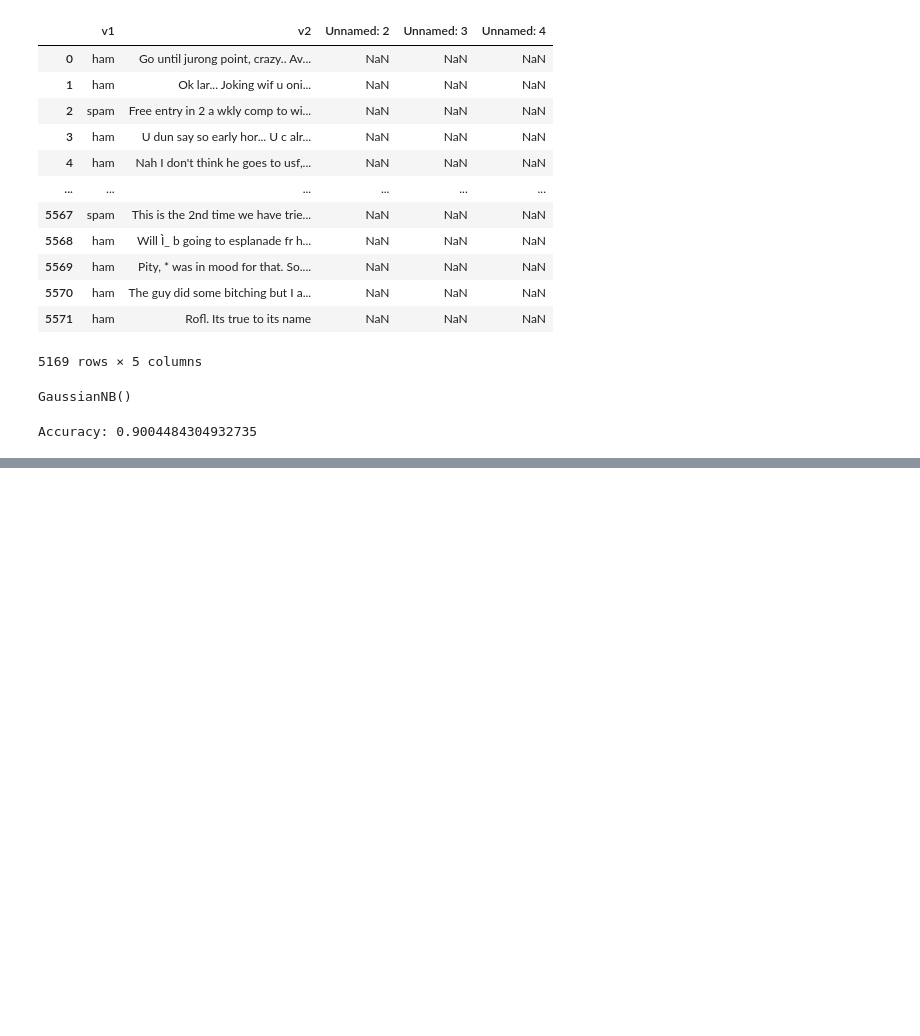
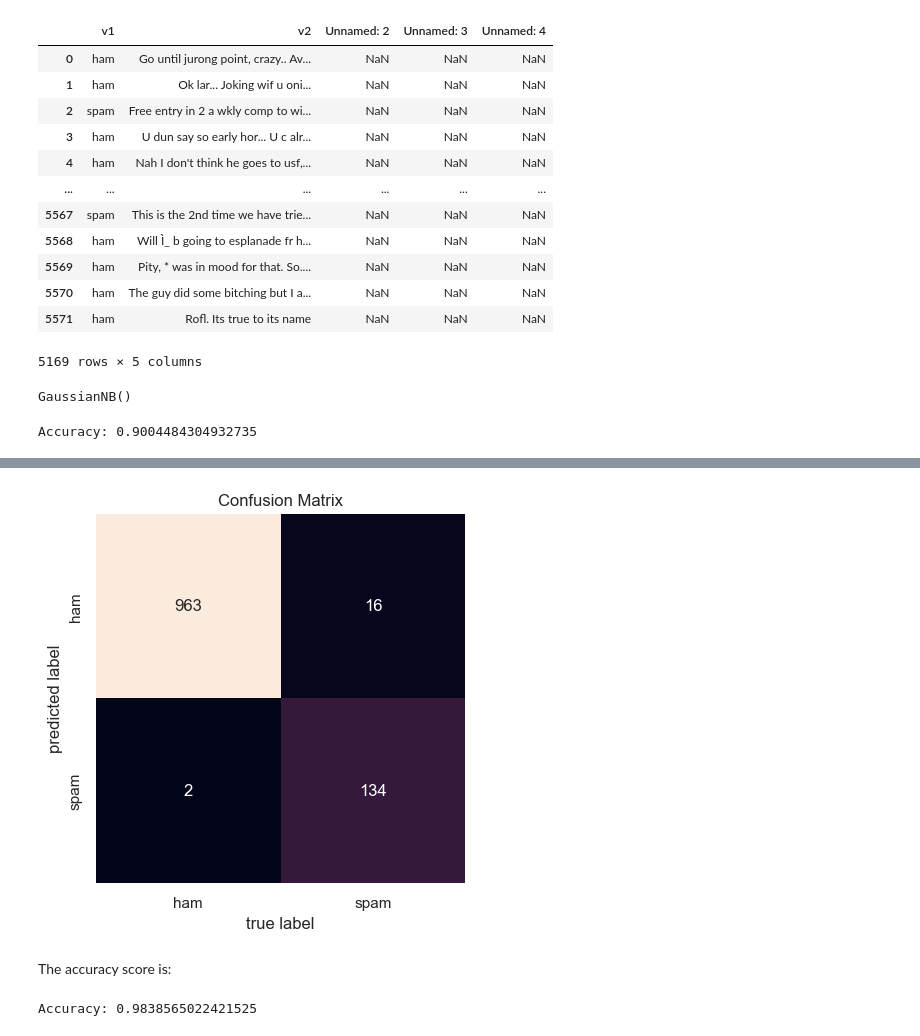
Before and after one commit to SarahMartin1244/DataScience, a Jupyter notebook: Naive Bayes Classifier/Naive-Bayes.ipynb, the cells around one changed output, grey strips where cells are left out. Drawn from its saved outputs; the diff is of its cells as text; code cells hidden in the pictures; blank space fills up the shorter version.

Commit message:
Working on deployment of model and updating workbook

```diff
--- a/Naive Bayes Classifier/Naive-Bayes.ipynb
+++ b/Naive Bayes Classifier/Naive-Bayes.ipynb
@@ -152,0 +176,10 @@ import matplotlib.pyplot as plt
+# %%
+import pandas as pd
+from sklearn.feature_extraction.text import CountVectorizer
+from sklearn.model_selection import train_test_split
+from sklearn.naive_bayes import MultinomialNB
+from sklearn.metrics import accuracy_score
+
+
+# Load the dataset
+data = pd.read_csv("spam.csv", encoding='latin1')
@@ -152,0 +188,7 @@ import matplotlib.pyplot as plt
+# %%
+# Prepare the data
+X = data['v2']
+y = data['v1']
+
+# Split the data into training and test sets
+X_train, X_test, y_train, y_test = train_test_split(X, y, test_size=0.2, random_state=42)
@@ -152,0 +223,6 @@ import matplotlib.pyplot as plt
+# %%
+
+# Vectorize the text data
+vectorizer = CountVectorizer()
+X_train = vectorizer.fit_transform(X_train)
+X_test = vectorizer.transform(X_test)
@@ -152,0 +231,7 @@ import matplotlib.pyplot as plt
+# %%
+# Train a Naive Bayes classifier
+model = MultinomialNB()
+model.fit(X_train, y_train)
+
+# Make predictions
+y_pred = model.predict(X_test)
@@ -152,0 +240,25 @@ import matplotlib.pyplot as plt
+# %%
+from sklearn.metrics import accuracy_score, confusion_matrix
+import seaborn as sns
+import matplotlib.pyplot as plt
+
+# Calculate the confusion matrix
+mat = confusion_matrix(y_test, y_pred)
+
+# Plot the confusion matrix as a heatmap
+sns.heatmap(mat.T, square=True, annot=True, fmt='d', cbar=False,
+            xticklabels=model.classes_, yticklabels=model.classes_)
+plt.xlabel('true label')
+plt.ylabel('predicted label')
+plt.title('Confusion Matrix')
+plt.show()
+# %% [output]
+[figure, added]
+# %% [markdown]
+The accuracy score is:
+# %%
+# Evaluate the model
+accuracy = accuracy_score(y_test, y_pred)
+print("Accuracy:", accuracy)
+# %% [output]
+Accuracy: 0.9838565022421525
```
Also changed, not shown: parts of 21 cells of this notebook, 4 other files.
